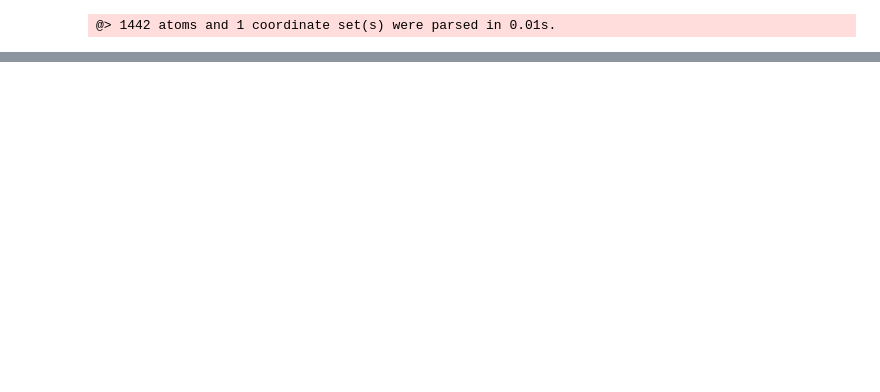
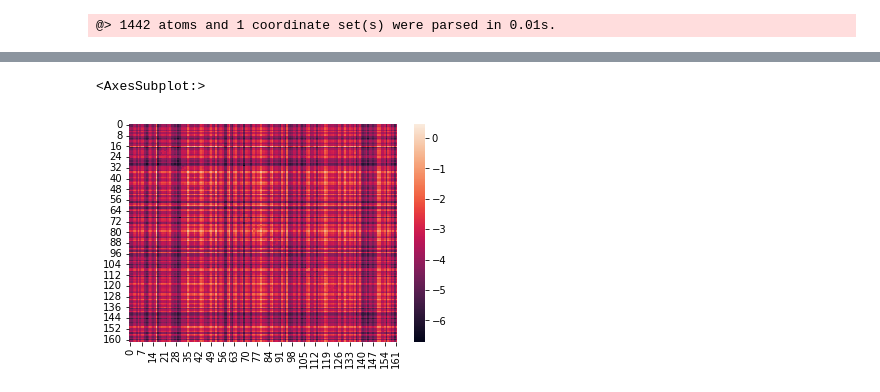
Before and after one commit to HanaJaafari/Frustratometer, a Jupyter notebook: jupyter/DCA_frustration_example.ipynb, the cells around one changed output, grey strips where cells are left out. Cells and saved outputs as stored; diff of their text form; code cells hidden in the pictures; blank space fills up the shorter version.

```diff
--- a/jupyter/DCA_frustration_example.ipynb
+++ b/jupyter/DCA_frustration_example.ipynb
@@ -27,0 +18,5 @@ plt.plot(frustration)
+# %%
+sns.heatmap(model.frustration('mutational'))
+# %% [output]
+<AxesSubplot:>
+[figure, added]
```
Also changed, not shown: parts of 8 cells of this notebook.
